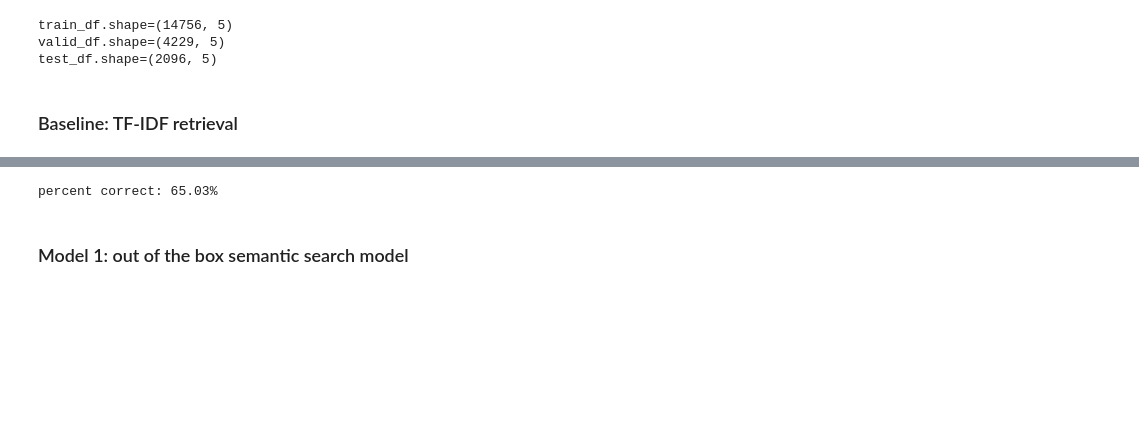
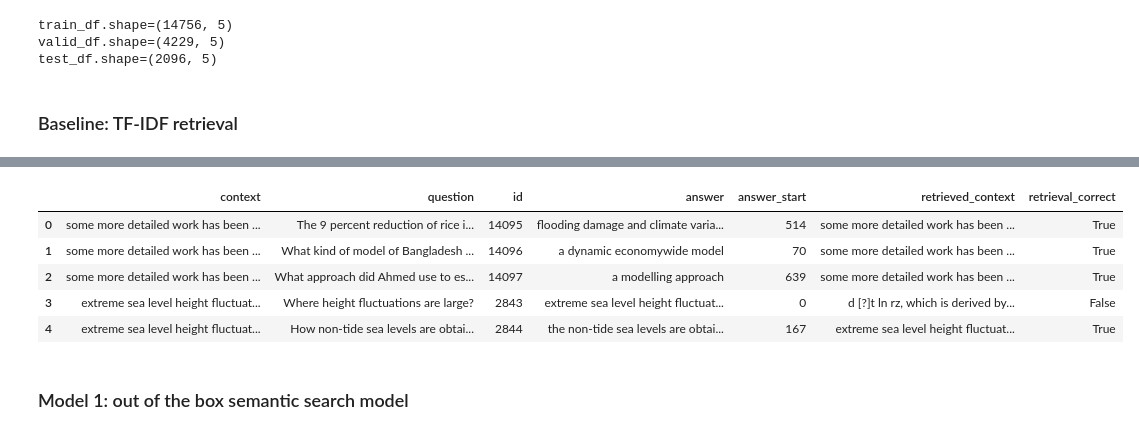
Before and after one commit to grace-murnaghan/266-project-marisa-grace, a Jupyter notebook: context_retrieval.ipynb, the cells around one changed output, grey strips where cells are left out. Drawn from its saved outputs; the diff is of its cells as text; code cells hidden in the pictures; blank space fills up the shorter version.

Commit message:
cleaning up tfidf addressing leakage

```diff
--- a/context_retrieval.ipynb
+++ b/context_retrieval.ipynb
@@ -60,10 +76,12 @@ def get_context(corpus, question, context_vectorized, vectorizer, top_k=1):
 
     return ';'.join([corpus[i] for i in top_k_indices])
 # %%
-tqdm.pandas(desc="tfidf retrieval")
-train_df['retrieved_context'] = train_df['question'].progress_apply(
-    lambda q: get_context(corpus, q, X, vectorizer, top_k=1))
+corpus_test = [test_df['context'][i] for i in test_df.index]
+corpus_test_vectorized = vectorizer_fit_train.transform(corpus_test)
+tqdm.pandas(desc="tfidf retrieval on test")
+test_df['retrieved_context'] = test_df['question'].progress_apply(
+    lambda q: get_context(corpus_test, q, corpus_test_vectorized, vectorizer_fit_train, top_k=1))
 # %%
-train_df['retrieval_correct'] = train_df.apply(
-    lambda row: row['context'].lower() in row['retrieved_context'].lower(), axis=1
-)
+test_df['retrieval_correct'] = test_df.apply(
+    lambda row: row['context'].lower() in row['retrieved_context'].lower(), axis=1)
+print(test_df.retrieval_correct.value_counts(normalize=True))
@@ -79,17 +93,13 @@ train_df.head()
-# %%
-# evaluate on test
-corpus_test = [test_df['context'][i] for i in test_df.index]
-X_test = vectorizer.transform(corpus_test)
-tqdm.pandas(desc="tfidf retrieval")
-test_df['retrieved_context'] = test_df['question'].progress_apply(
-    lambda q: get_context(corpus_test, q, X_test, vectorizer, top_k=1))
-# %%
-test_df['retrieval_correct'] = test_df.apply(
-    lambda row: row['context'].lower() in row['retrieved_context'].lower(), axis=1
-)
-print(f"percent correct: {test_df.retrieval_correct.astype(int).sum()/len(test_df):.2%}")
-# %% [output]
-percent correct: 65.03%
+# %%
+test_df.to_csv('test_df_tfidf_retrieval.csv', index=False)
+test_df.head()
+# %% [output]
+|  | context | question | id | answer | answer_start | retrieved_context | retrieval_correct |
+| 0 | some more detailed work has been ... | The 9 percent reduction of rice i... | 14095 | flooding damage and climate varia... | 514 | some more detailed work has been ... | True |
+| 1 | some more detailed work has been ... | What kind of model of Bangladesh ... | 14096 | a dynamic economywide model | 70 | some more detailed work has been ... | True |
+| 2 | some more detailed work has been ... | What approach did Ahmed use to es... | 14097 | a modelling approach | 639 | some more detailed work has been ... | True |
+| 3 | extreme sea level height fluctuat... | Where height fluctuations are large? | 2843 | extreme sea level height fluctuat... | 0 | d [?]t ln rz, which is derived by... | False |
+| 4 | extreme sea level height fluctuat... | How non-tide sea levels are obtai... | 2844 | the non-tide sea levels are obtai... | 167 | extreme sea level height fluctuat... | True |
 # %% [markdown]
 ### Model 1: out of the box semantic search model
 # %%
```
Also changed, not shown: parts of 24 cells of this notebook.
